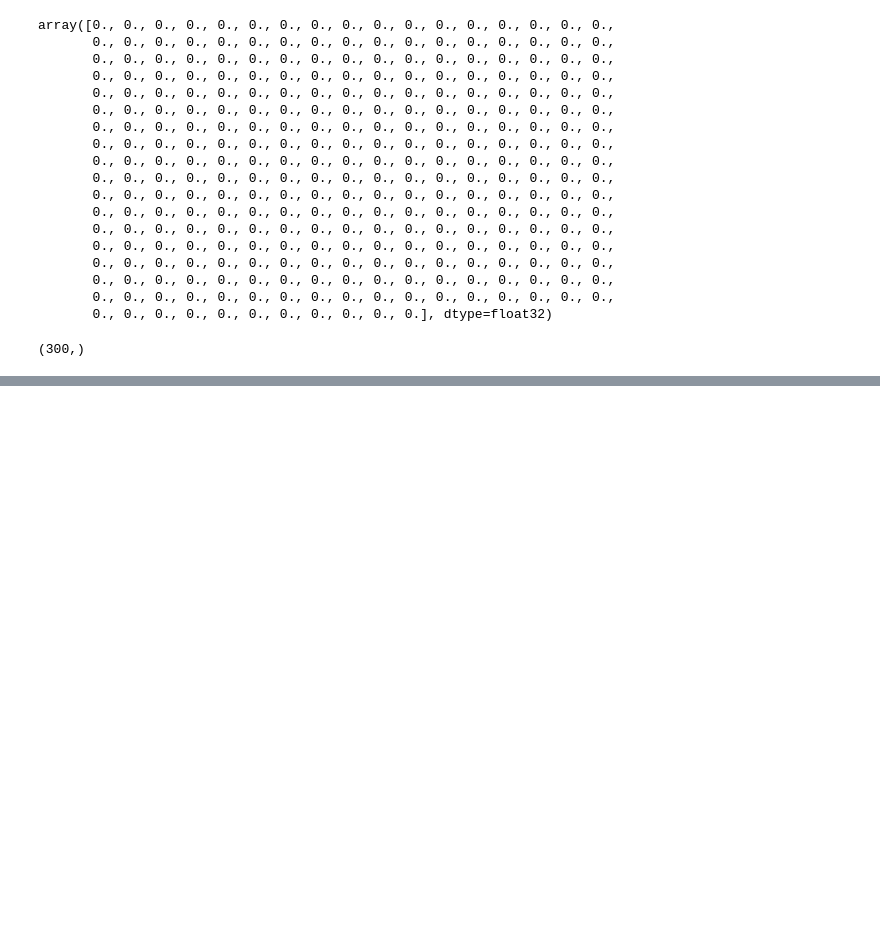
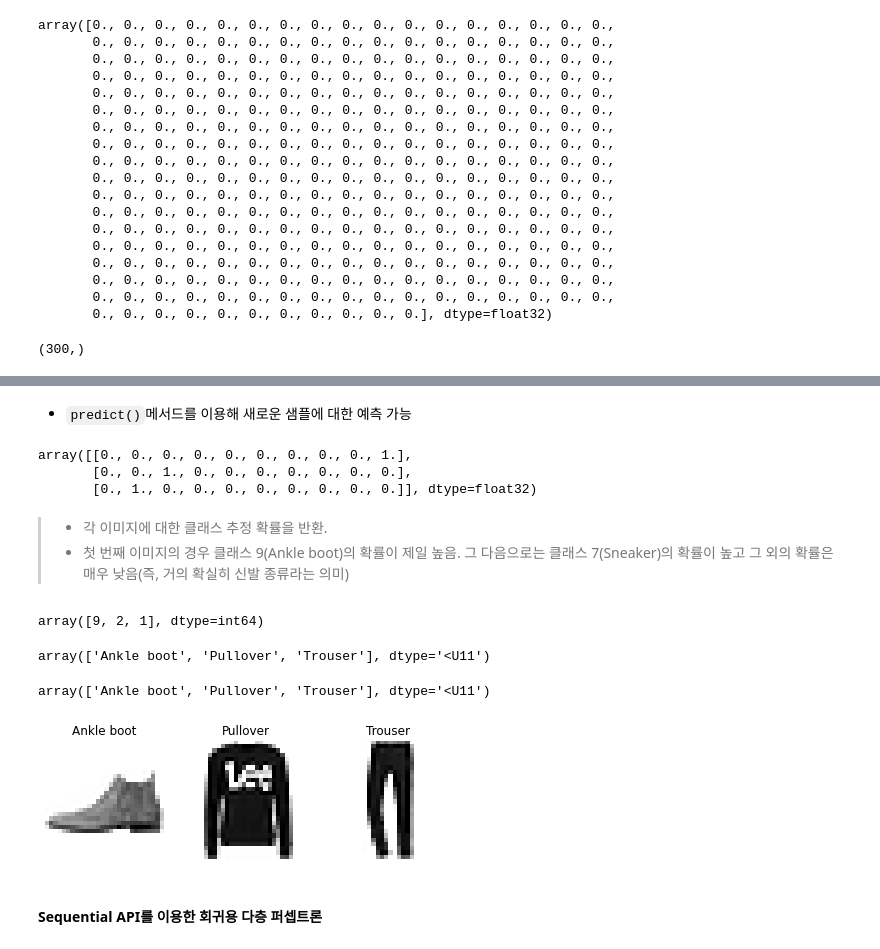
Before and after one commit to lijm1358/ml_practice, a Jupyter notebook: ch10.ipynb, the cells around one changed output, grey strips where cells are left out. Drawn from its saved outputs; the diff is of its cells as text; code cells hidden in the pictures; blank space fills up the shorter version.

```diff
--- a/ch10.ipynb
+++ b/ch10.ipynb
@@ -398,0 +477,13 @@ biases.shape
+# %% [markdown]
+* <code>predict()</code>메서드를 이용해 새로운 샘플에 대한 예측 가능
+# %%
+X_new = X_test[:3]  # 테스트 세트의 처음 3개 샘플을 새로운 샘플로 사용
+y_proba = model.predict(X_new)
+y_proba.round(2)
+# %% [output]
+array([[0., 0., 0., 0., 0., 0., 0., 0., 0., 1.],
+       [0., 0., 1., 0., 0., 0., 0., 0., 0., 0.],
+       [0., 1., 0., 0., 0., 0., 0., 0., 0., 0.]], dtype=float32)
+# %% [markdown]
+> * 각 이미지에 대한 클래스 추정 확률을 반환.
+> * 첫 번째 이미지의 경우 클래스 9(Ankle boot)의 확률이 제일 높음. 그 다음으로는 클래스 7(Sneaker)의 확률이 높고 그 외의 확률은 매우 낮음(즉, 거의 확실히 신발 종류라는 의미)
@@ -398,0 +493,25 @@ biases.shape
+# %%
+y_pred
+# %% [output]
+array([9, 2, 1], dtype=int64)
+# %%
+np.array(class_names)[y_pred]
+# %% [output]
+array(['Ankle boot', 'Pullover', 'Trouser'], dtype='<U11')
+# %%
+np.array(class_names)[y_test[:3]]   # 예측값이 실제 레이블과 동일함.
+# %% [output]
+array(['Ankle boot', 'Pullover', 'Trouser'], dtype='<U11')
+# %%
+plt.figure(figsize=(7.2, 2.4))
+for index, image in enumerate(X_new):
+    plt.subplot(1, 3, index + 1)
+    plt.imshow(image, cmap="binary", interpolation="nearest")
+    plt.axis('off')
+    plt.title(class_names[y_test[index]], fontsize=12)
+plt.subplots_adjust(wspace=0.2, hspace=0.5)
+plt.show()
+# %% [output]
+[figure, added]
+# %% [markdown]
+#### Sequential API를 이용한 회귀용 다층 퍼셉트론
```
Also changed, not shown: parts of 104 cells of this notebook.
